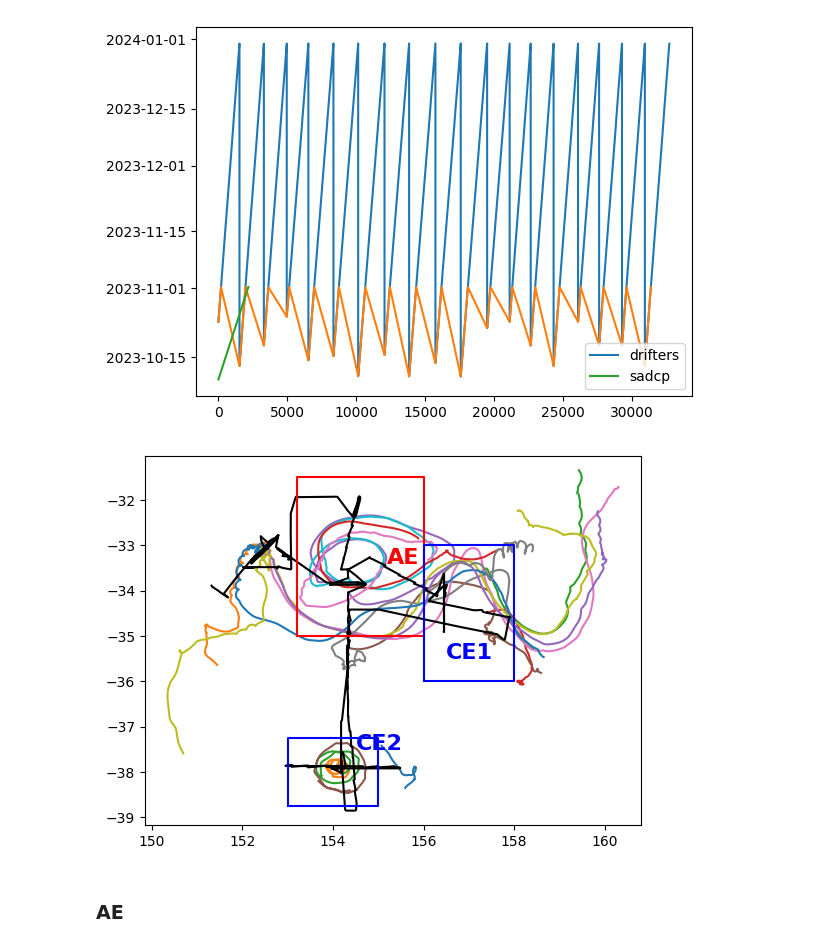
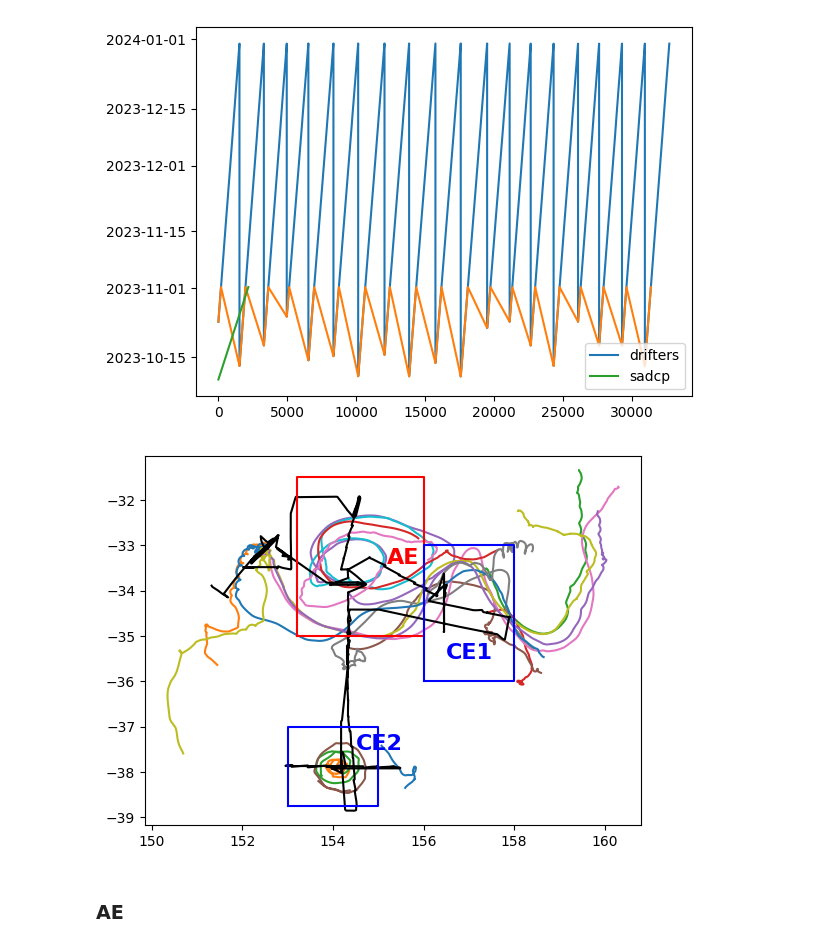
Before and after one commit to regdowse/UNSW-MRes, a Jupyter notebook: MRes/Chapter1/Drifters.ipynb, the cells around one changed output. Drawn from its saved outputs; the diff is of its cells as text; code cells hidden in the pictures.

```diff
--- a/MRes/Chapter1/Drifters.ipynb
+++ b/MRes/Chapter1/Drifters.ipynb
@@ -170,35 +170,35 @@ for ID in df_relative_drifters['ID'].unique():
 
     df_drif = df_relative_drifters[df_relative_drifters['ID']==ID]
     plt.plot(df_drif['Lon'], df_drif['Lat'], label=f'D{ID}')
 
 plt.axis('equal')
 # plt.legend()
 
 plt.plot(df_sadcp['Lon'], df_sadcp['Lat'], c='k')
 plt.text(155.2, -33.4, 'AE', fontweight='bold', fontsize=16, color='r')
 plt.text(156.5, -35.5, 'CE1', fontweight='bold', fontsize=16, color='b')
 plt.text(154.5, -37.5, 'CE2', fontweight='bold', fontsize=16, color='b')
 
 lon_min_AE, lon_max_AE = 153.2, 156
 lat_min_AE, lat_max_AE = -35, -31.5
 
 lon_min_CE1, lon_max_CE1 = 156, 158
 lat_min_CE1, lat_max_CE1 = -36, -33
 
 # lon_min_CE2, lon_max_CE2 = 152, 156
 # lat_min_CE2, lat_max_CE2 = -39, -37
 
 lon_min_CE2, lon_max_CE2 = 153, 155
-lat_min_CE2, lat_max_CE2 = -38.75, -37.25
+lat_min_CE2, lat_max_CE2 = -38.75, -37
 
 boxes = {"AE": (lon_min_AE, lon_max_AE, lat_min_AE, lat_max_AE),
          "CE1": (lon_min_CE1, lon_max_CE1, lat_min_CE1, lat_max_CE1),
          "CE2": (lon_min_CE2, lon_max_CE2, lat_min_CE2, lat_max_CE2)}
 
 for label, (lon_min, lon_max, lat_min, lat_max) in boxes.items():
     plt.plot([lon_min, lon_max, lon_max, lon_min, lon_min], [lat_min, lat_min, lat_max, lat_max, lat_min], color='r' if 'A' in label else 'b')
 # %% [output]
-[figure, old version]
+[figure, new version]
 # %% [markdown]
 ### AE
 # %%
```
Also changed, not shown: parts of 20 cells of this notebook.
